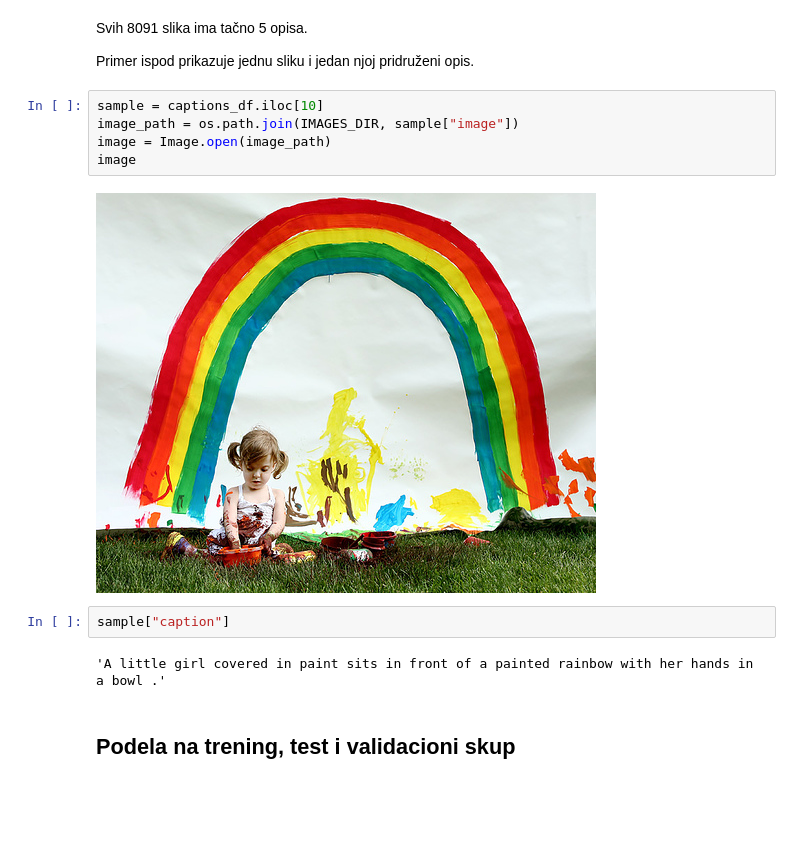
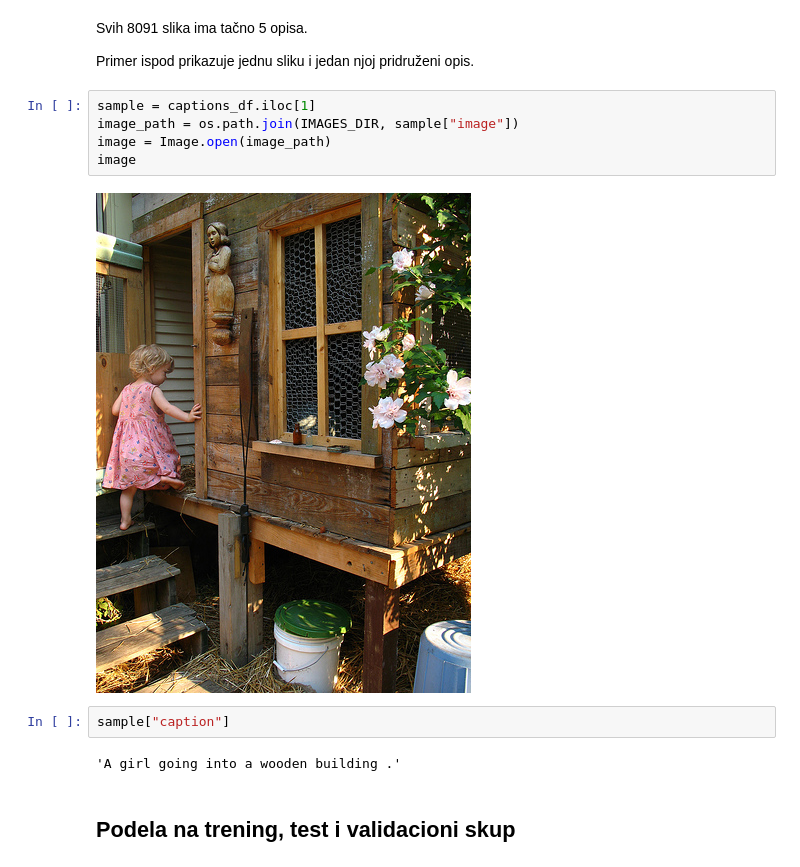
Before and after one commit to amilutinovic/mini-clip, a Jupyter notebook: 01_data_setup.ipynb, the cells around one changed output. Cells and saved outputs as stored; diff of their text form; blank space fills up the shorter version.

```diff
--- a/01_data_setup.ipynb
+++ b/01_data_setup.ipynb
@@ -76,16 +76,16 @@ Svih 8091 slika ima tačno 5 opisa.
 
 Primer ispod prikazuje jednu sliku i jedan njoj pridruženi opis.
 # %%
-sample = captions_df.iloc[10]
+sample = captions_df.iloc[1]
 image_path = os.path.join(IMAGES_DIR, sample["image"])
 image = Image.open(image_path)
 image
 # %% [output]
-[figure, old version]
+[figure, new version]
 # %%
 sample["caption"]
 # %% [output]
-'A little girl covered in paint sits in front of a painted rainbow with her hands in a bowl .'
+'A girl going into a wooden building .'
 # %% [markdown]
 ## Podela na trening, test i validacioni skup
 # %%
```
Also changed, not shown: 3 other files.
